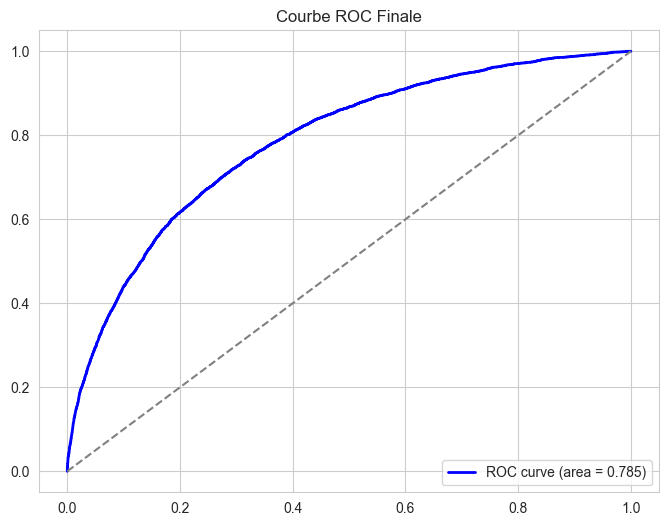
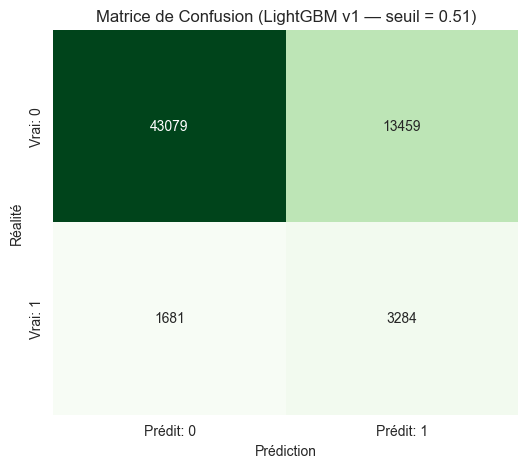
Unified diff of the notebook cell whose output changed from the first chart to the second:
--- before
+++ after
@@ -35,4 +35,26 @@
 plt.show()
 
+# Matrice de confusion au seuil optimal
+y_pred_optimal = (y_prob > best_threshold).astype(int)
+cm_lgbm = confusion_matrix(y_test, y_pred_optimal)
+tn, fp, fn, tp = cm_lgbm.ravel()
+
+print(f"\n📊 MATRICE DE CONFUSION (LightGBM v1 — seuil = {best_threshold:.2f})")
+print(f"   TP={tp}, FP={fp}, FN={fn}, TN={tn}")
+
+cost_total_lgbm, cost_avg_lgbm = business_cost_metric(y_test, y_pred_optimal)
+auc_lgbm = roc_auc_score(y_test, y_prob)
+print(f"   AUC      : {auc_lgbm:.4f}")
+print(f"   💰 COÛT MÉTIER MOYEN : {cost_avg_lgbm:.4f}")
+
+plt.figure(figsize=(6, 5))
+sns.heatmap(cm_lgbm, annot=True, fmt='d', cmap='Greens', cbar=False,
+            xticklabels=['Prédit: 0', 'Prédit: 1'],
+            yticklabels=['Vrai: 0', 'Vrai: 1'])
+plt.title(f'Matrice de Confusion (LightGBM v1 — seuil = {best_threshold:.2f})')
+plt.xlabel('Prédiction')
+plt.ylabel('Réalité')
+plt.show()
+
 fpr, tpr, _ = roc_curve(y_test, y_prob)
 roc_auc = auc(fpr, tpr)

Commit: modif dashboard recherche client